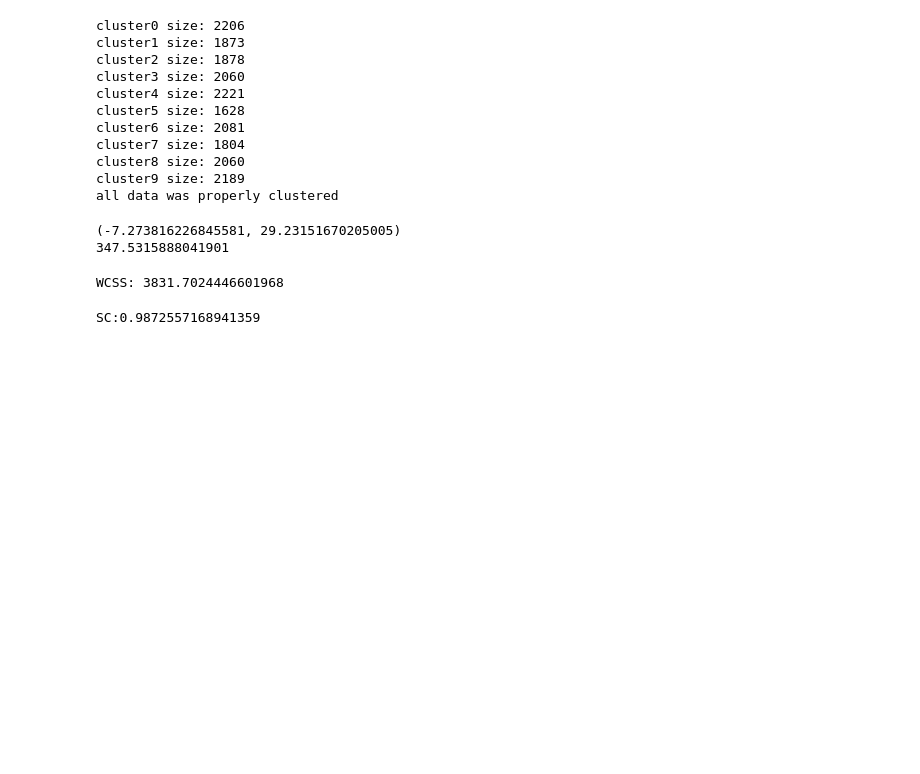
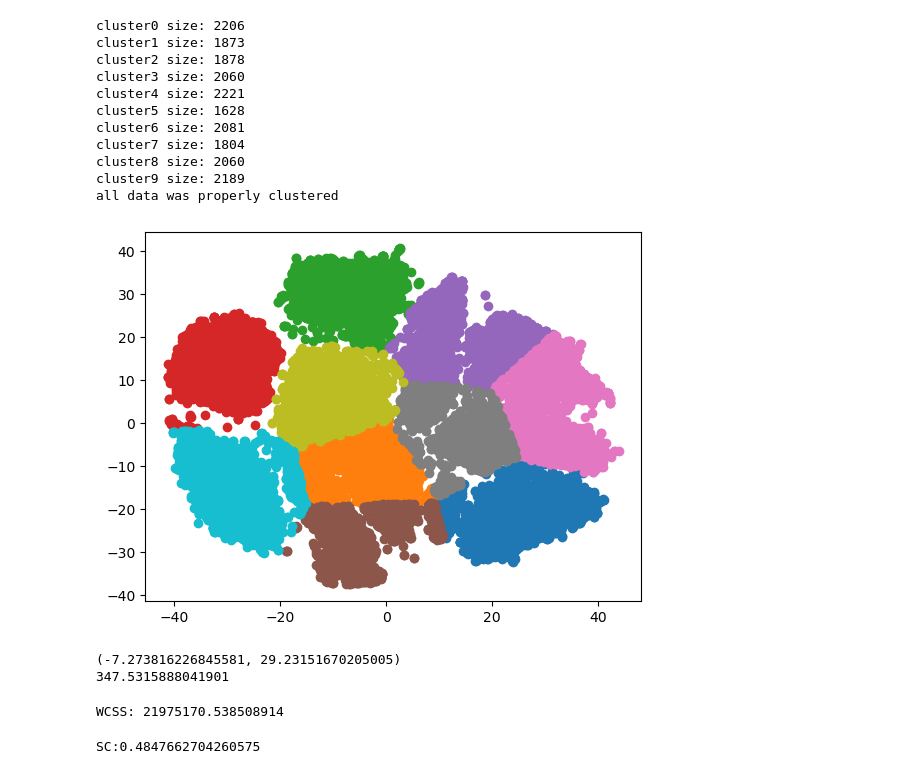
Before and after one commit to pedrotst/cs573, a Jupyter notebook: proj5/main.ipynb, the cells around one changed output. Drawn from its saved outputs; the diff is of its cells as text; code cells hidden in the pictures; blank space fills up the shorter version.

```diff
--- a/proj5/main.ipynb
+++ b/proj5/main.ipynb
@@ -211,6 +211,17 @@ cluster7 size: 1804
 cluster8 size: 2060
 cluster9 size: 2189
 all data was properly clustered
+# %%
+
+for c in clusters.keys():
+    mask = df[0].isin(clusters[c])
+    points = df[mask]
+    points = points.iloc[:,2:]
+
+    plt.plot(points[2], points[3], 'o')
+plt.show()
+# %% [output]
+[figure, added]
 # %%
 c = list(clusters.keys())[2]
 mask = df[0].isin(clusters[c])
@@ -225,20 +236,22 @@ print(d)
 347.5315888041901
 # %%
 # Within cluster distance
-dists = []
+import scipy.spatial.distance as sp
+wcs = []
 
 for c in clusters:
     mask = df[0].isin(clusters[c])
     points = df[mask]
     points = np.array(points.iloc[:,2:])
-    c = np.array(c)
-    dists.append(np.linalg.norm(points-c))
+    l = sp.pdist(points)
+    wcs.append(np.sum(l))
 
-wcss = np.sum(dists)
+wcss = np.mean(wcs)
 print(f"WCSS: {wcss}")
 # %% [output]
-WCSS: 3831.7024446601968
+WCSS: 21975170.538508914
 # %%
+import functools
 import scipy.spatial.distance as sp
 
 si = []
@@ -273,23 +286,18 @@ for c in clusters:
     mask = df[0].isin(clusters[nc])
     points_nc = df[mask]
     points_nc = np.array(points_nc.iloc[:,2:])
+
+
     for i, row in enumerate(dists):
         p = points[i]
-        a = np.average(row)
-
-        # maybe the nearest cluster is with respect to c
-        # nc = nearest_cluster(p, other_clusters)
-        # mask = df[0].isin(clusters[nc])
-        # points_nc = df[mask]
-        # points_nc = np.array(points_nc.iloc[:,2:])
-        dbs = np.linalg.norm(points_nc - p)
+        a = np.average(row)#/len(row)
+        dists = points_nc - p
+        dbs = compute_dists(p, points_nc)#/len(points_nc)
         b = np.average(dbs)
-
-        # print(b, bx)
         si.append((b - a) / max(a, b))
 
 sc = np.average(si)
 print(f'SC:{sc}')
 # 1m
 # %% [output]
-SC:0.9872557168941359
+SC:0.4847662704260575
```
Also changed, not shown: parts of 1 cell of this notebook, 4 other files.
